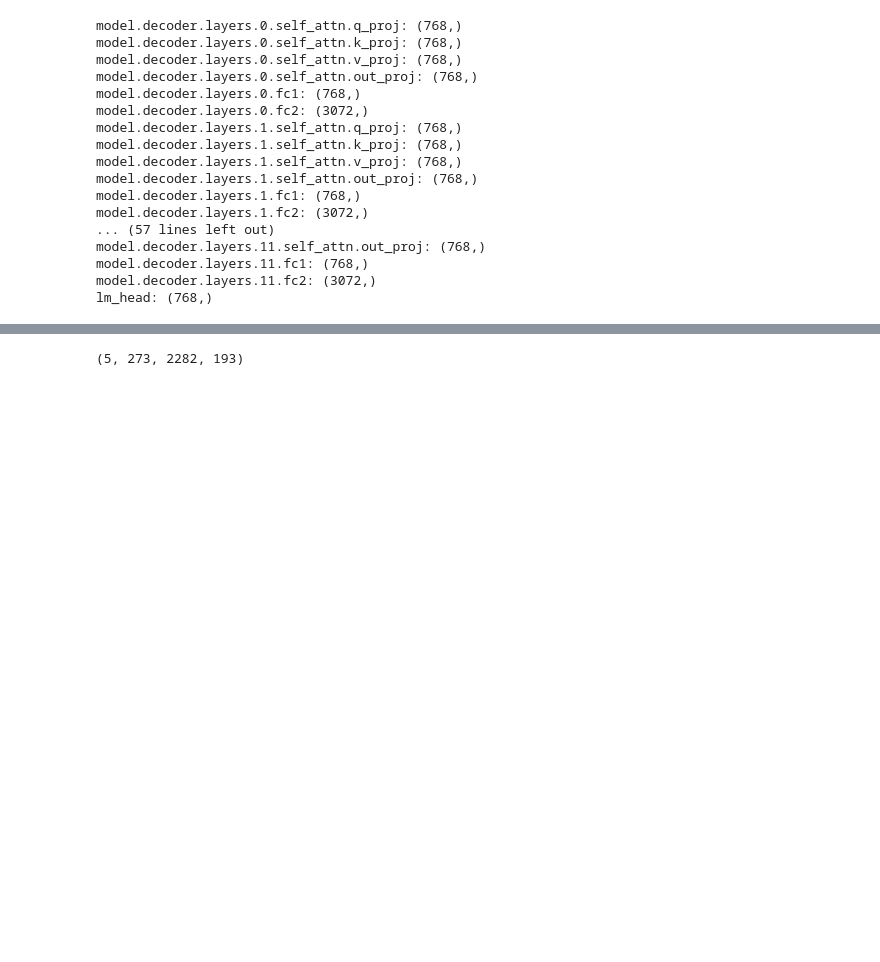
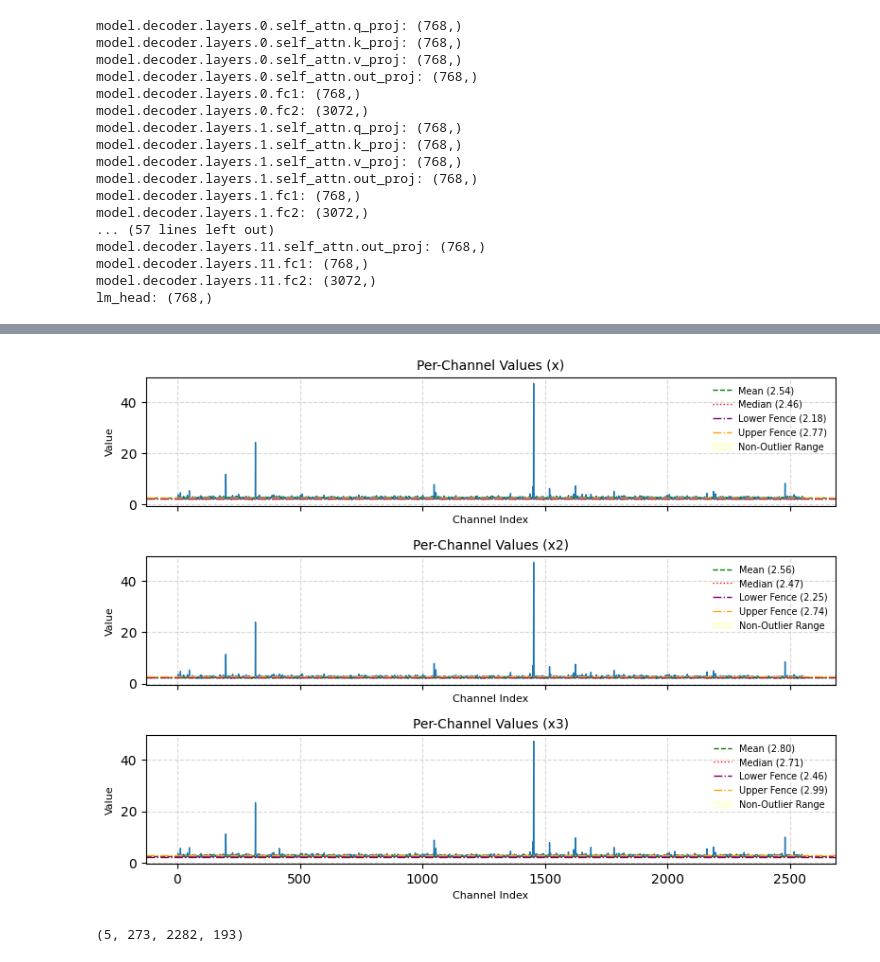
Before and after one commit to tahir0khalil/MaskedSmoothing, a Jupyter notebook: rough.ipynb, the cells around one changed output, grey strips where cells are left out. Cells and saved outputs as stored; diff of their text form; code cells hidden in the pictures; blank space fills up the shorter version.

```diff
--- a/rough.ipynb
+++ b/rough.ipynb
@@ -87,3 +95,50 @@ shape: torch.Size([2560])
+# %%
+import torch
+import matplotlib.pyplot as plt
+
+# Example data
+# x  = torch.randn(100)
+# x2 = torch.randn(100) * 0.5 + 1
+# x3 = torch.randn(100) * 2 - 0.5
+keys = list(d_2b.keys())
+
+x  = d_2b[keys[70]]
+x2 = d_2b[keys[73]]
+x3 = d_2b[keys[85]]
+
+def plot_channel_values(ax, x, title):
+    mean_val = x.mean().item()
+    median_val = x.median().item()
+    q1 = x.quantile(0.25).item()
+    q3 = x.quantile(0.75).item()
+    iqr = q3 - q1
+    lower_fence = q1 - 0.2 * iqr
+    upper_fence = q3 + 0.2 * iqr
+
+    ax.plot(x.numpy(), linewidth=1.0)  # thinner line
+    ax.axhline(mean_val,   color='green',  linestyle='--', linewidth=1.0, label=f"Mean ({mean_val:.2f})")
+    ax.axhline(median_val, color='red',    linestyle=':',  linewidth=1.0, label=f"Median ({median_val:.2f})")
+    ax.axhline(lower_fence, color='purple', linestyle='-.', linewidth=1.0, label=f"Lower Fence ({lower_fence:.2f})")
+    ax.axhline(upper_fence, color='orange', linestyle='-.', linewidth=1.0, label=f"Upper Fence ({upper_fence:.2f})")
+    ax.fill_between(range(len(x)), lower_fence, upper_fence, color='yellow', alpha=0.1, label='Non-Outlier Range')
+
+    ax.set_title(title, fontsize=10)
+    ax.set_xlabel("Channel Index", fontsize=8)
+    ax.set_ylabel("Value", fontsize=8)
+    ax.grid(True, linestyle="--", alpha=0.5)
+    ax.legend(fontsize=7, loc='best', frameon=False)
+
+# --- Create smaller 3x1 subplot ---
+fig, axes = plt.subplots(3, 1, figsize=(8, 6), sharex=True)
+
+plot_channel_values(axes[0], x,  "Per-Channel Values (x)")
+plot_channel_values(axes[1], x2, "Per-Channel Values (x2)")
+plot_channel_values(axes[2], x3, "Per-Channel Values (x3)")
+
+plt.tight_layout(pad=1.0)
+plt.show()
+# %% [output]
+[figure, added]
 # %%
 # Count outliers
 below_fence , above_fence, non_outliers, len(keys)
```
Also changed, not shown: parts of 2 cells of this notebook, 1 other file.
